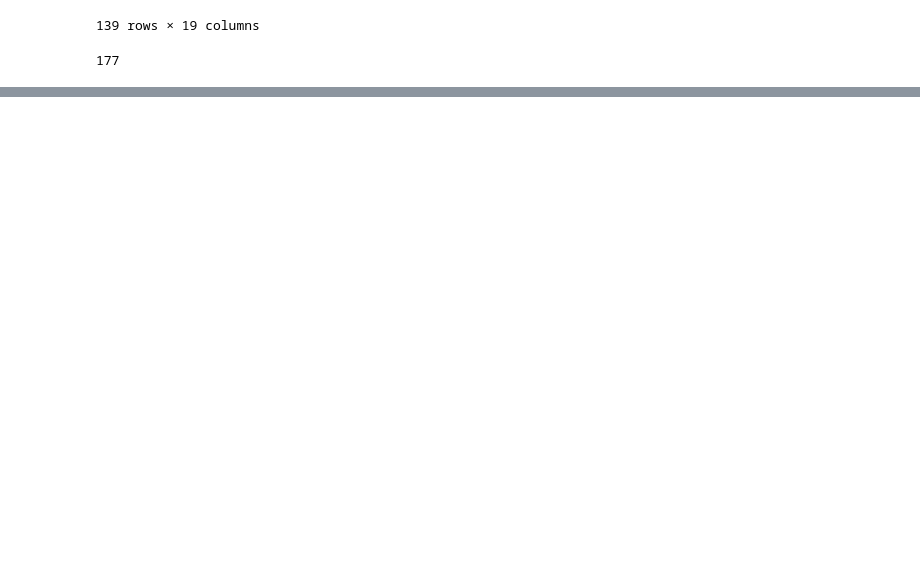
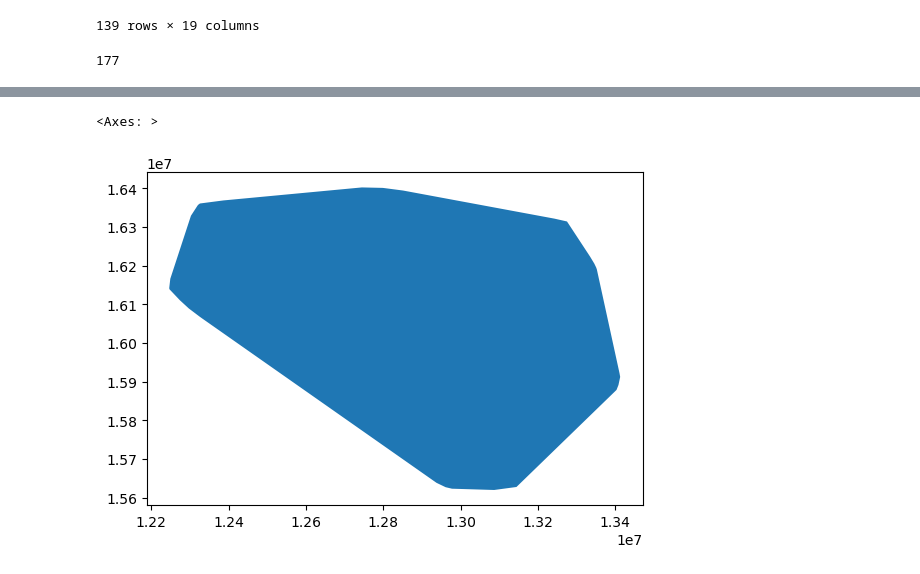
Before and after one commit to ZurinaGarcia/tareaEntregable3, a Jupyter notebook: GeoDF_Operations.ipynb, the cells around one changed output, grey strips where cells are left out. Saved outputs shown, nothing was run; the diff lists cells and outputs as text; code cells hidden in the pictures; blank space fills up the shorter version.

```diff
--- a/GeoDF_Operations.ipynb
+++ b/GeoDF_Operations.ipynb
@@ -453,0 +491,5 @@ Ukraine_bottomRight.plot(ax=base,facecolor='red', alpha=0.4)
+# %%
+Ukraine_bottomLeft.convex_hull.plot()
+# %% [output]
+<Axes: >
+[figure, added]
```
Also changed, not shown: parts of 19 cells of this notebook.
